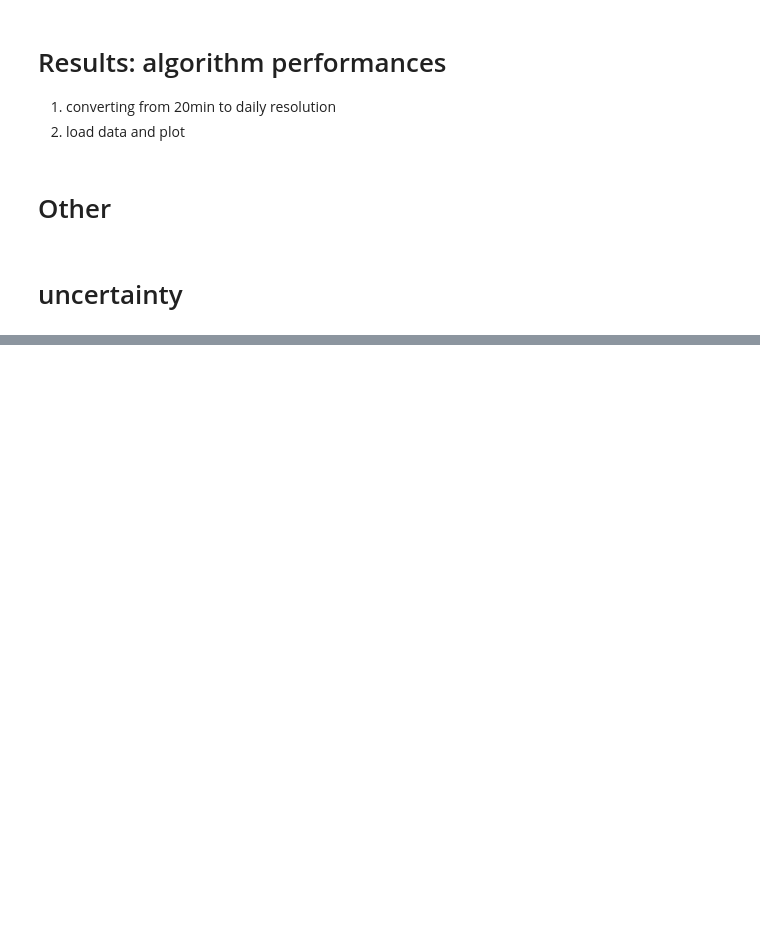
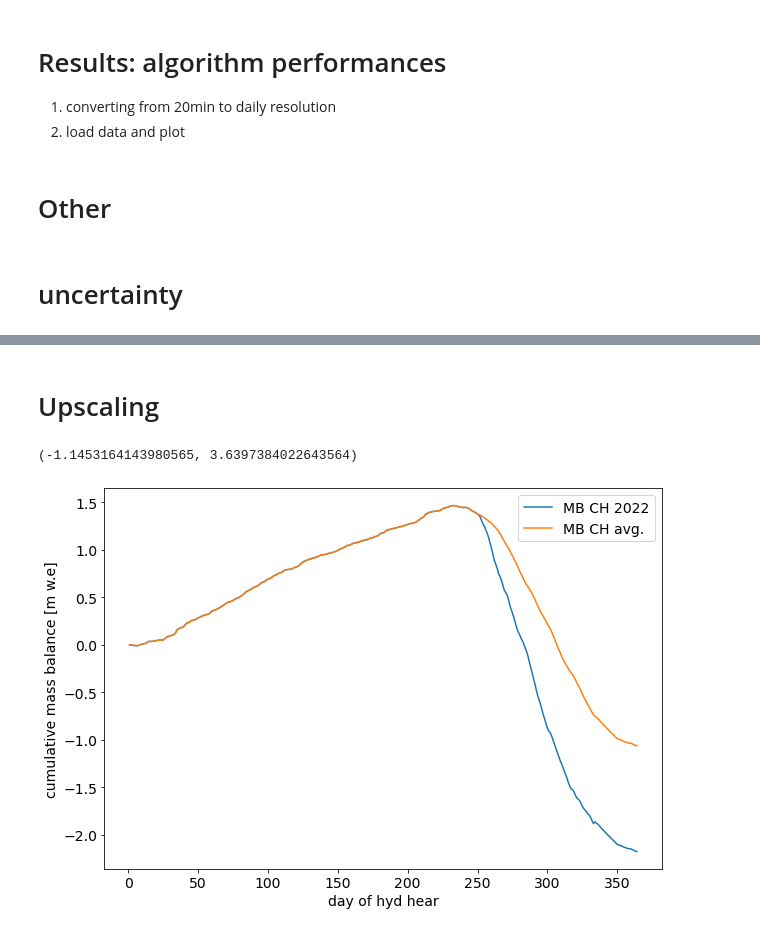
Before and after one commit to acremona/glacier-anomalies-at-point-scale, a Jupyter notebook: glacier_anomalies.ipynb, the cells around one changed output, grey strips where cells are left out. Drawn from its saved outputs; the diff is of its cells as text; code cells hidden in the pictures; blank space fills up the shorter version.

```diff
--- a/glacier_anomalies.ipynb
+++ b/glacier_anomalies.ipynb
@@ -1402,0 +1632,47 @@ manual_readings
+# %% [markdown]
+# Upscaling
+# %%
+path = "C:\\Users\\Aaron\\Documents\\pubblications\\paper1_anomalies\\data\\Swisswide_mb\\CH_daily.dat"
+head = pd.read_csv(
+    path, sep=';', skiprows=3, skipinitialspace=True,
+    header=0, nrows=0, encoding='latin1').columns
+usecols = np.arange(len(head))
+mb_ch = pd.read_csv(path, skiprows=4, sep='\s+', skipinitialspace=True, header=None,
+                    names=['month', 'day', 'cum_mb', 'mass_change', 'bathtubs_persec'])
+
+#plt.plot(mb_ch.cum_mb)
+glacier_area_ch = 961000000 #m2
+do_hyd_y=df_biases.index+(365-274)
+df_biases = df_biases.set_index(do_hyd_y)
+mean_anomaly = df_biases['mean']
+mean_anomaly = pd.concat([pd.DataFrame(np.arange(251)*np.nan),mean_anomaly, pd.DataFrame(np.arange(356,365,1)*np.nan, index=np.arange(356,365,1))])
+try:
+    mb_ch_extreme = pd.DataFrame(mb_ch.cum_mb + np.cumsum(np.nan_to_num(mean_anomaly[0])))
+except:
+    mb_ch_extreme = pd.DataFrame(mb_ch.cum_mb + np.cumsum(np.nan_to_num(mean_anomaly[0][:-1])))
+mb_ch_extreme['rate'] = mb_ch_extreme['cum_mb'] - mb_ch_extreme['cum_mb'].shift(1)
+mb_ch_extreme = mb_ch_extreme.dropna()
+
+mb_ch['rate'] = mb_ch['cum_mb'] - mb_ch['cum_mb'].shift(1)
+mb_ch = mb_ch.dropna()
+
+
+heat_wave = df_biases['mean'][df_biases['mean']<=-0.025]
+idx_heat_wave_hyd_year = heat_wave.index
+extreme_days_melt = mb_ch_extreme.rate[idx_heat_wave_hyd_year]
+
+
+fig, ax = plt.subplots(figsize=(10, 7))
+ax.plot(mb_ch_extreme.cum_mb, label='MB CH 2022')
+ax.plot(mb_ch.cum_mb, label='MB CH avg.')
+ax.tick_params(axis='both', which='major', labelsize=14)
+plt.legend(fontsize=14)
+plt.xlabel('day of hyd hear', fontsize=14)
+plt.ylabel('cumulative mass balance [m w.e]', fontsize=14)
+
+melt_during_heatwaves = np.sum(mb_ch_extreme.rate[idx_heat_wave_hyd_year])
+tot_melt = np.max(mb_ch_extreme.cum_mb) - np.min(mb_ch_extreme.cum_mb)
+melt_during_heatwaves, tot_melt
+# %% [output]
+(-1.1453164143980565, 3.6397384022643564)
+[figure, added]
```
Also changed, not shown: parts of 24 cells of this notebook, 3 other files.
